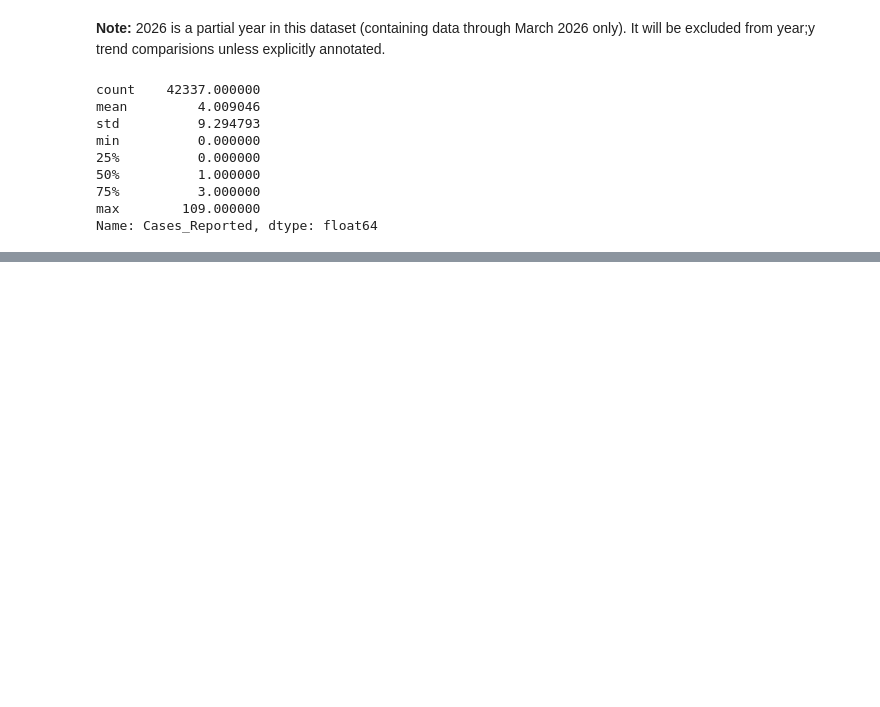
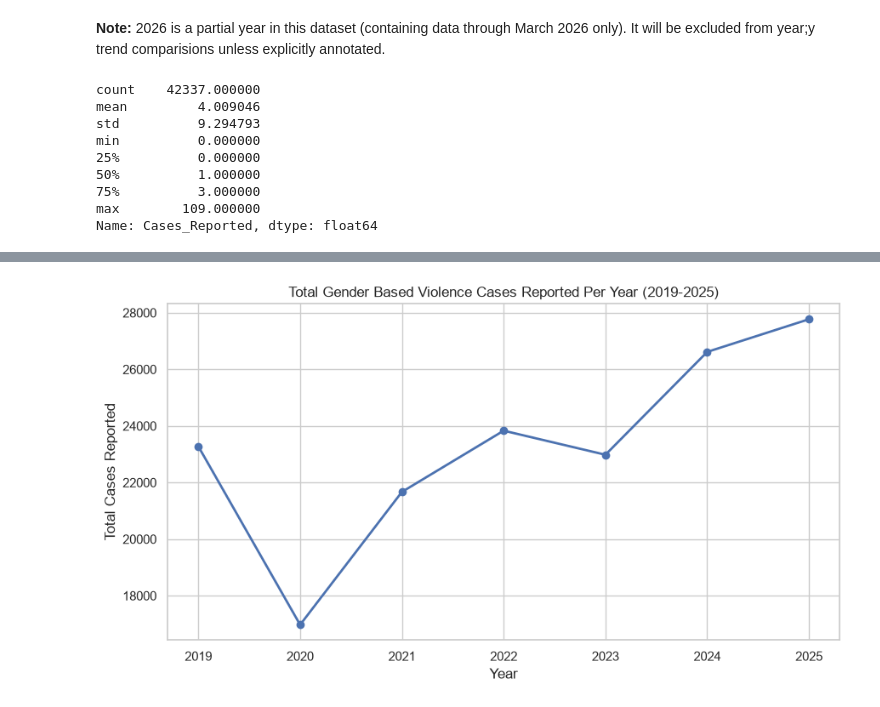
Before and after one commit to rohanpiya/gbv-nepal-eda, a Jupyter notebook: notebooks/01_gbv_nepal_eda.ipynb, the cells around one changed output, grey strips where cells are left out. Cells and saved outputs as stored; diff of their text form; code cells hidden in the pictures; blank space fills up the shorter version.

Commit message:
Analyse monthly and yearly patterns

```diff
--- a/notebooks/01_gbv_nepal_eda.ipynb
+++ b/notebooks/01_gbv_nepal_eda.ipynb
@@ -147,0 +154,3 @@ print(f"Zero-case rows: {zero_count} out of {len(df)} ({})")
+# %%
+yearly = df[df['Year'] != 2026].groupby('Year')['Cases_Reported'].sum()
+yearly.head()
@@ -147,0 +165,13 @@ print(f"Zero-case rows: {zero_count} out of {len(df)} ({})")
+# %%
+plt.figure(figsize = (9,5))
+plt.plot(yearly.index, yearly.values, marker='o', linewidth = 2)
+plt.title('Total Gender Based Violence Cases Reported Per Year (2019-2025)')
+plt.xlabel('Year')
+plt.ylabel('Total Cases Reported')
+
+plt.xticks(yearly.index)
+plt.tight_layout()
+plt.savefig('../outputs/figures/yearly_totals.png', dpi=150)
+plt.show()
+# %% [output]
+[figure, added]
```
Also changed, not shown: parts of 4 cells of this notebook, 2 other files.
